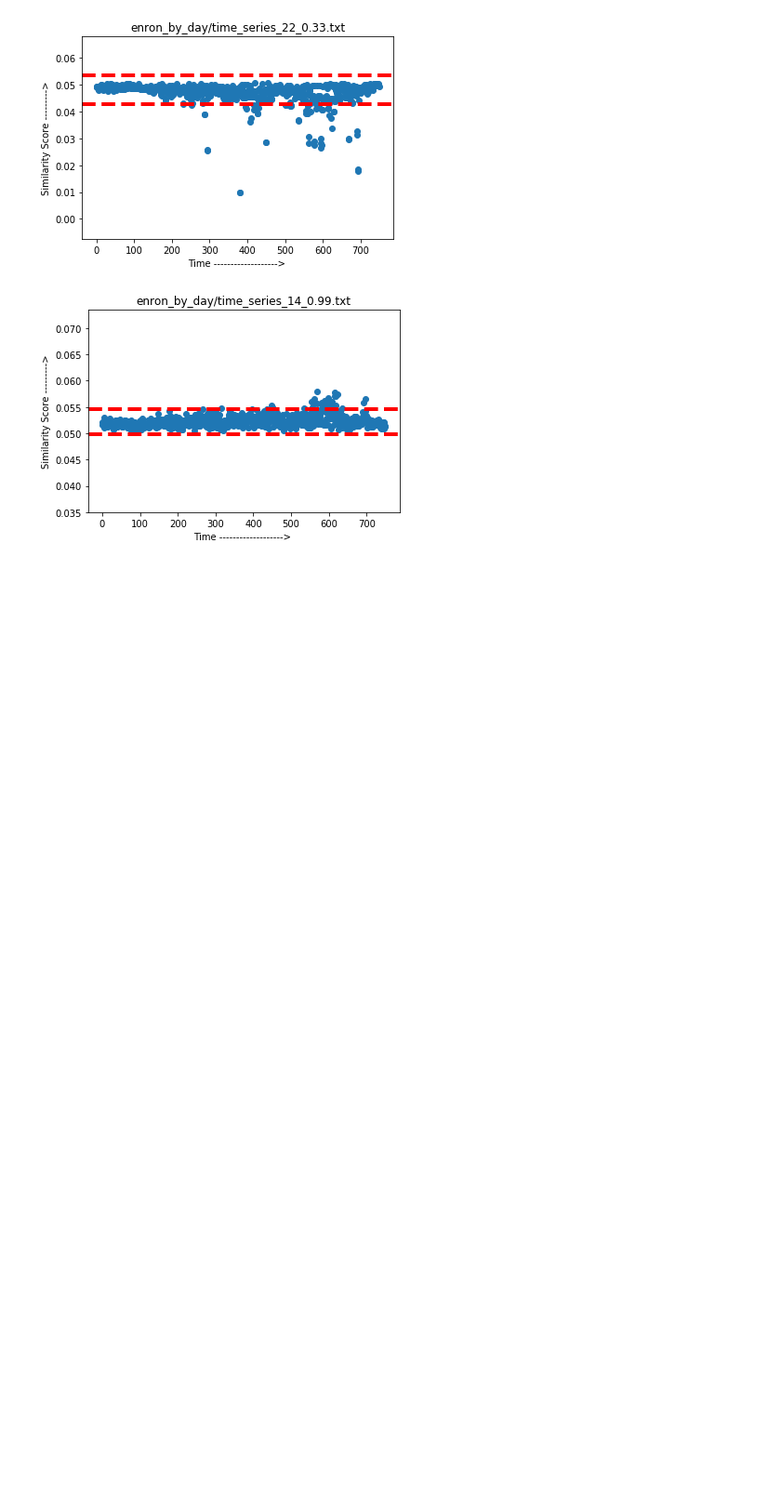
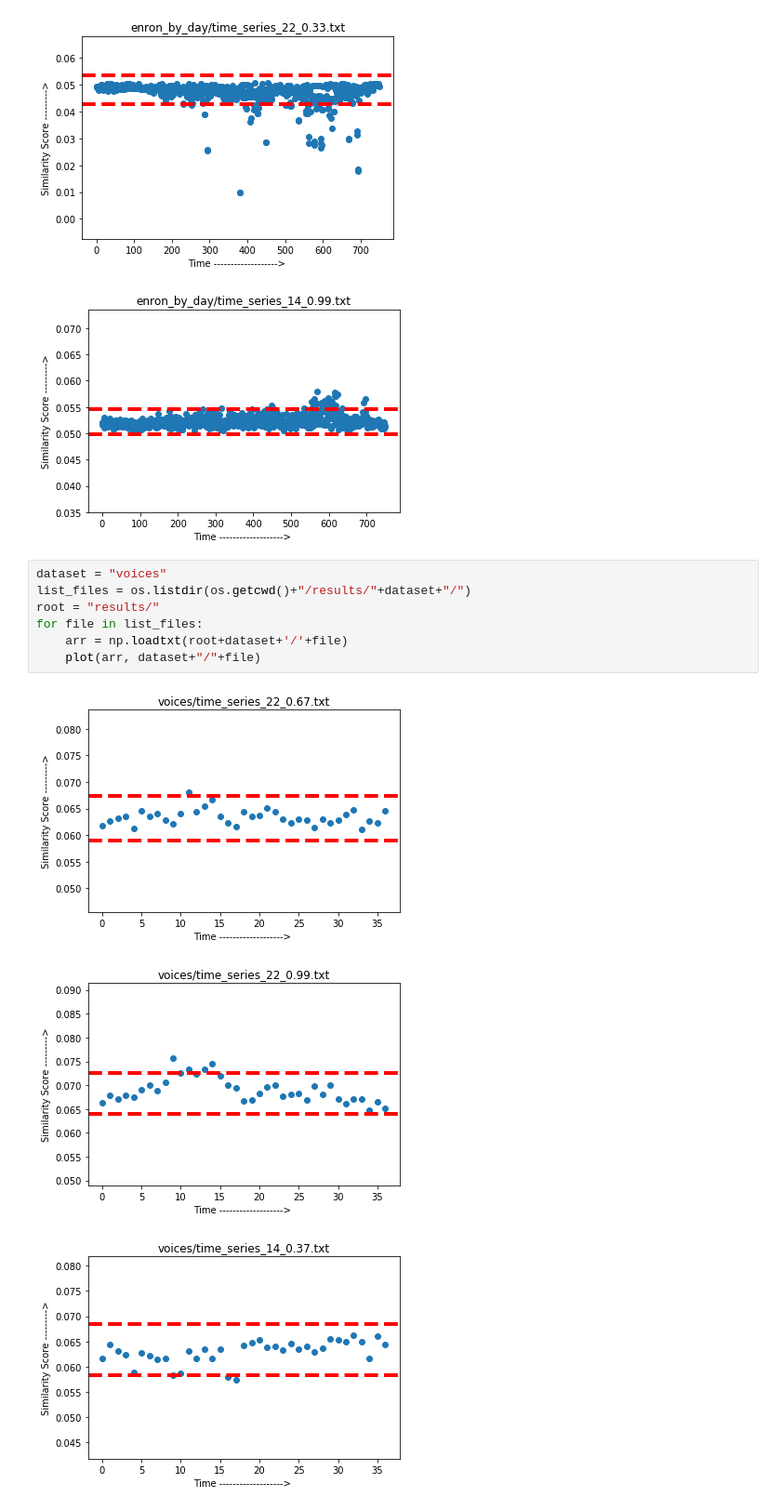
Before and after one commit to VivekReddy98/Anomaly_Detection, a Jupyter notebook: Anomaly_Detection.ipynb, the cells around one changed output. Shown: that part at 93% size. Saved outputs shown, nothing was run; the diff lists cells and outputs as text; blank space fills up the shorter version.

```diff
--- a/Anomaly_Detection.ipynb
+++ b/Anomaly_Detection.ipynb
@@ -54,3 +75,14 @@ for file in list_files:
 [figure]
 [figure]
 [figure]
+# %%
+dataset = "voices"
+list_files = os.listdir(os.getcwd()+"/results/"+dataset+"/")
+root = "results/"
+for file in list_files:
+    arr = np.loadtxt(root+dataset+'/'+file)
+    plot(arr, dataset+"/"+file)
+# %% [output]
+[figure, added]
+[figure, added]
+[figure, added]
```
Also changed, not shown: parts of 5 cells of this notebook, 38 other files.
